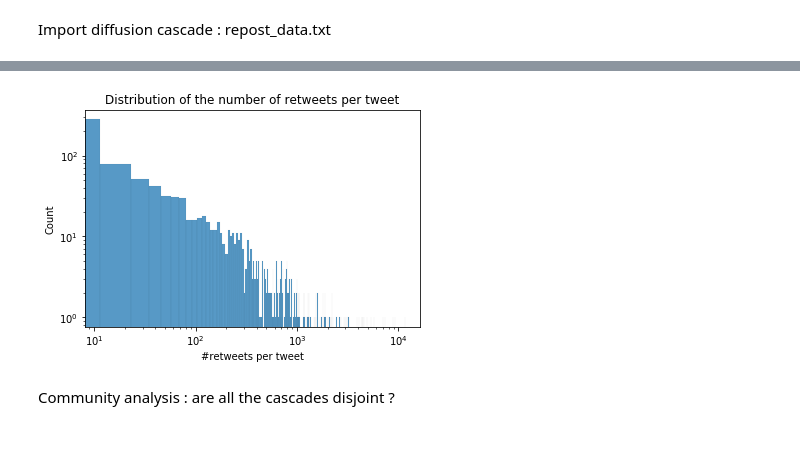
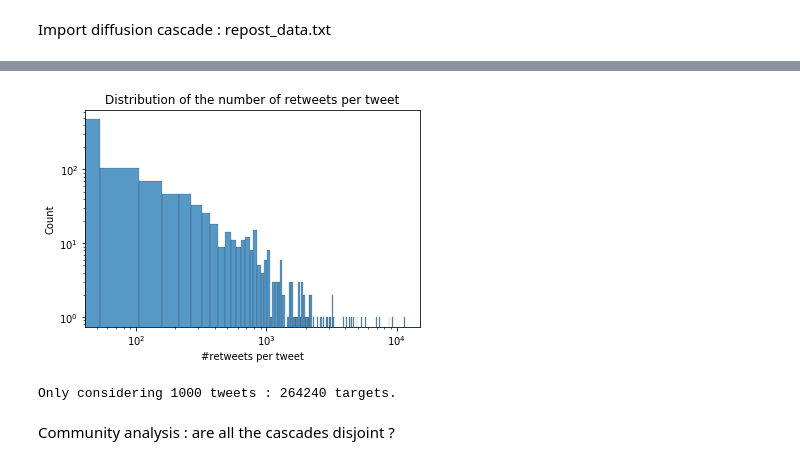
Before and after one commit to mario-michelessa/influence-maximization, a Jupyter notebook: graph_analysis.ipynb, the cells around one changed output, grey strips where cells are left out. Cells and saved outputs as stored; diff of their text form; code cells hidden in the pictures.

```diff
--- a/graph_analysis.ipynb
+++ b/graph_analysis.ipynb
@@ -311,27 +324,47 @@ Memory usage after processing : 22861598
 Import diffusion cascade : repost_data.txt
 # %%
 %%time
+"""
 
+creates 2 lists
+l_users : l_users[i] contains a list of influenced user_ids of ith tweet
+l_times : l_times[i] contains a list of timestamps of influenced users of ith tweet
+
+"""
 NB_TWEETS = 1000
+NB_RT_MAX_PER_TWEET = np.inf
 
 with open("data/weibo/weibodata/diffusion/repost_data.txt", 'r') as file :
+
+    l_users, l_times = [], []
+    rts_users, rts_times = [], []
+    tweet_id, rt_id = 0,0
     remaining_nb_of_rt = 0
-    l = []
-    rts = []
-    i=0
+
     for line in file.readlines() :
 
-        if i > NB_TWEETS : break
+        if tweet_id > NB_TWEETS : break
 
         if remaining_nb_of_rt == 0 :
-            i+=1
-            if i % 30000 == 0 :
-                print(f"{i/3000}%")
-            l.append(rts)
-            rts = []
+            tweet_id +=1
+            if tweet_id % (NB_TWEETS // 10) == 0 :
+                print(f"{tweet_id / (NB_TWEETS // 100)}%")
+            l_users.append(rts_users)
+            l_times.append(rts_times)
+
+            rts_users = []
+            rts_times = []
+
+            rt_id = 0
             remaining_nb_of_rt = int(line.replace('\n', '').split('\t')[1])
         else :
             user  = int(line.replace('\n', '').split('\t')[1])
-            rts.append(user)
+            time  = int(line.replace('\n', '').split('\t')[0])
+            if rt_id < NB_RT_MAX_PER_TWEET :
+                rts_users.append(user)
+                rts_times.append(time)
+            rt_id += 1
             remaining_nb_of_rt -= 1
+
+number_retweets = [len(rt) for rt in l_users]
 # %% [output]
@@ -340,11 +383,9 @@ Wall time: 10.9 s
-# %%
-number_retweets = [len(rt) for rt in l]
 # %%
-sns.histplot(number_retweets, bins = 1000)
+sns.histplot(number_retweets)
 plt.xscale('log')
 plt.yscale('log')
 plt.xlabel("#retweets per tweet")
 plt.title('Distribution of the number of retweets per tweet')
 plt.show()
 # %% [output]
-[figure, old version]
+[figure, new version]
@@ -360 +392,9 @@ lset = [set(rts) for rts in l]
+# %%
+"""
+estimates the number of targets in the list l_users
+"""
+targets = set([users for rts in l_users for users in rts])
+print(f"Only considering {NB_TWEETS} tweets : {len(targets)} targets.")
+# %% [output]
+Only considering 1000 tweets : 264240 targets.
 # %%
```
Also changed, not shown: parts of 28 cells of this notebook, 4 other files.
